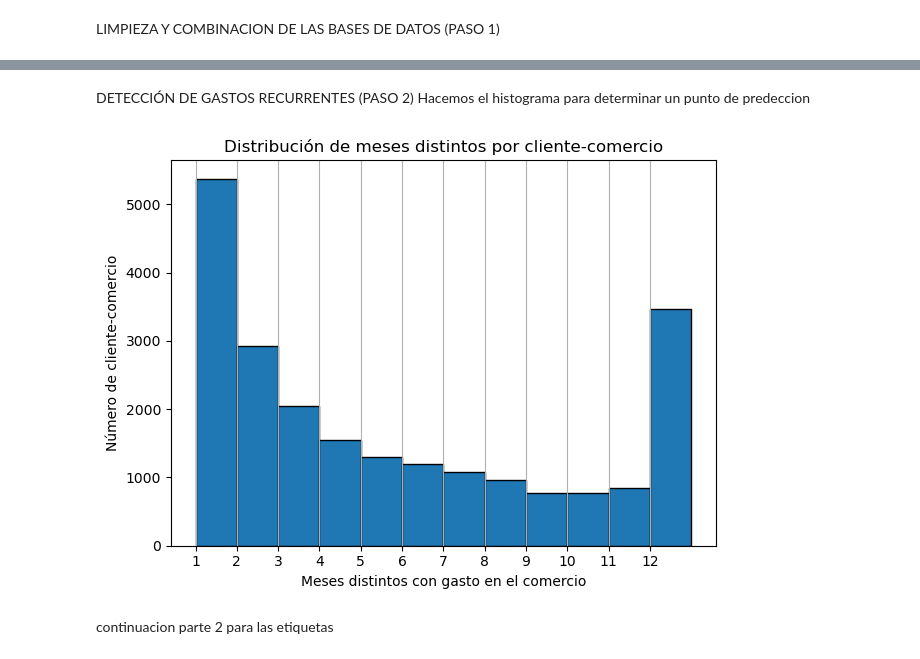
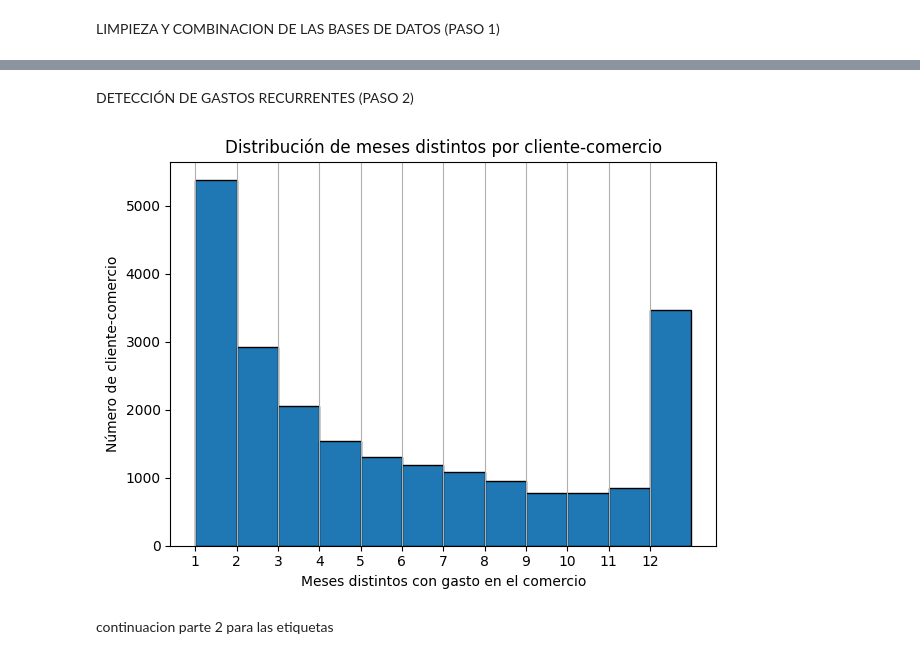
Before and after one commit to GalileaRestrepo/HeyBancoDatathon, a Jupyter notebook: versgaligod.ipynb, the cells around one changed output, grey strips where cells are left out. Saved outputs shown, nothing was run; the diff lists cells and outputs as text; code cells hidden in the pictures.

```diff
--- a/versgaligod.ipynb
+++ b/versgaligod.ipynb
@@ -51,33 +45,20 @@ Vista previa de la base combinada:
 # %% [markdown]
 DETECCIÓN DE GASTOS RECURRENTES (PASO 2)
-Hacemos el histograma para determinar un punto de predeccion
 # %%
 # Asegurarse que la fecha sea tipo datetime
 base_completa['fecha'] = pd.to_datetime(base_completa['fecha'])
 
 # Crear columna año-mes
 base_completa['año_mes'] = base_completa['fecha'].dt.to_period('M')
 
 # Agrupar por cliente y comercio para contar meses distintos
 frecuencia_mensual = (
     base_completa.groupby(['id', 'comercio'])['año_mes']
     .nunique()
     .reset_index(name='meses_distintos')
 )
-
-import matplotlib.pyplot as plt
-
-# Histograma de meses distintos por cliente-comercio
-frecuencia_mensual['meses_distintos'].hist(bins=12, edgecolor='black')
-plt.xlabel("Meses distintos con gasto en el comercio")
-plt.ylabel("Número de cliente-comercio")
-plt.title("Distribución de meses distintos por cliente-comercio")
-plt.xticks(range(1, 13))  # Meses del 1 al 12
-plt.grid(axis='y')
-plt.tight_layout()
-plt.show()
 # %% [output]
-[figure, old version]
+[figure, new version]
 # %% [markdown]
 continuacion parte 2 para las etiquetas
 # %%
```
Also changed, not shown: parts of 10 cells of this notebook, 2 other files.
